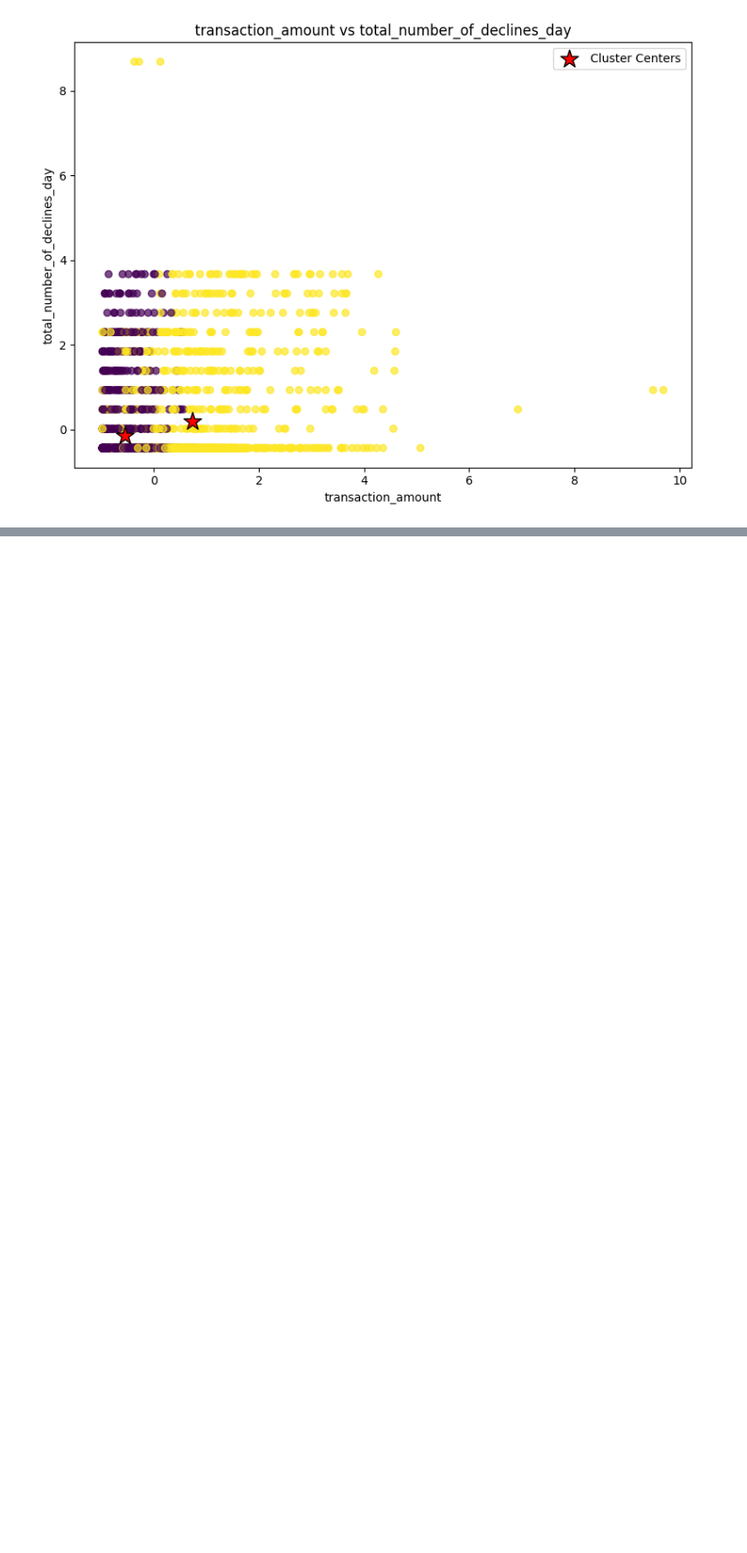
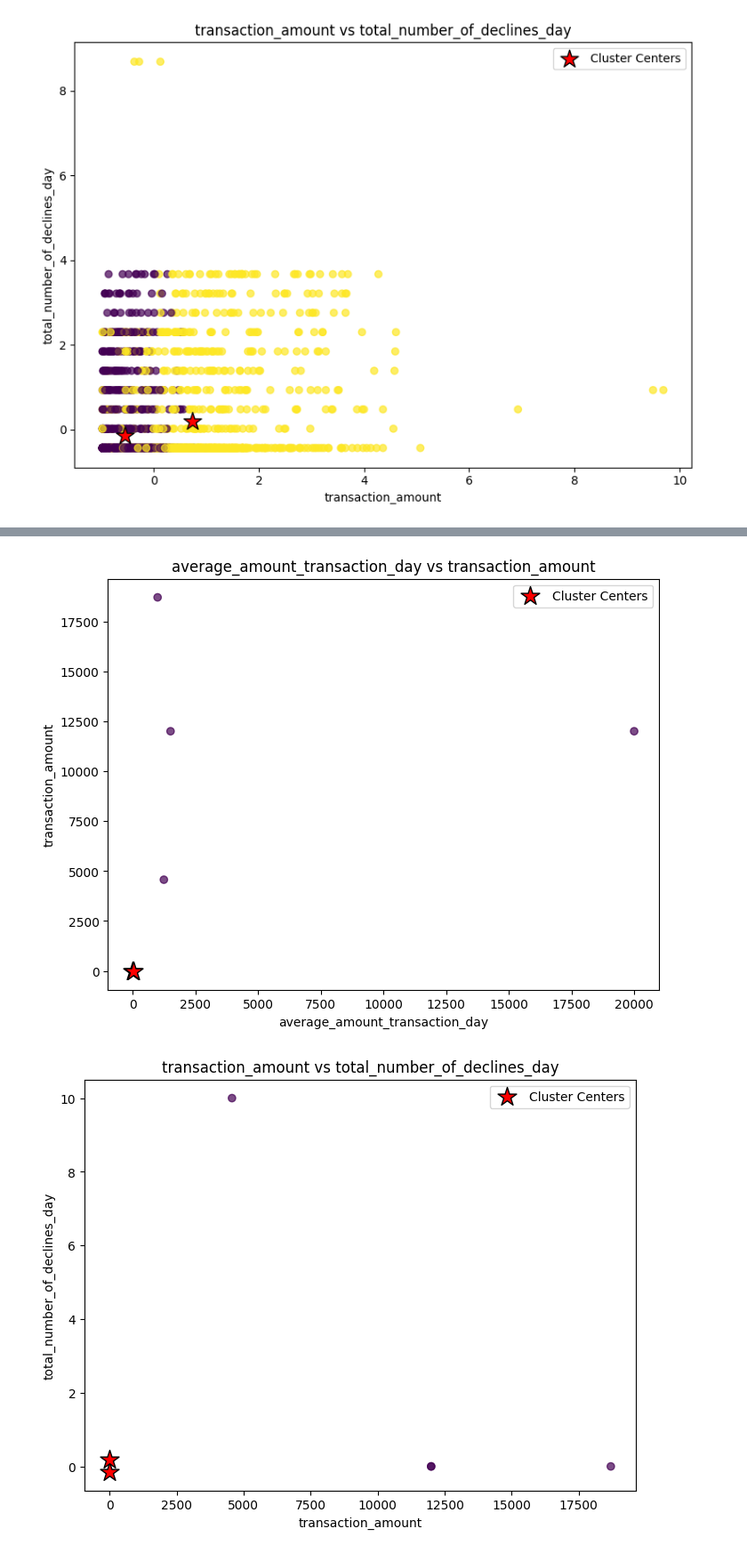
Before and after one commit to savindumahasen/Credict-Card-Fraud-Detection, a Jupyter notebook: creditcardfrauddetection.ipynb, the cells around one changed output, grey strips where cells are left out. Shown at 89% size. Saved outputs shown, nothing was run; the diff lists cells and outputs as text; code cells hidden in the pictures; blank space fills up the shorter version.

Commit message:
Plot the test dataset in scatterplot including centroids

```diff
--- a/creditcardfrauddetection.ipynb
+++ b/creditcardfrauddetection.ipynb
@@ -670,0 +699,3 @@ Fradular Transaction
+# %%
+test_result_pd=test_result_pd.drop('PredictedCluster',axis=1)
+test_result_pd.head()
@@ -670,0 +710,45 @@ Fradular Transaction
+# %%
+# Predict test dataset clusters
+test_labels = kmc.predict(test_result_pd)
+
+# Get cluster centers
+w = kmc.cluster_centers_
+
+# Plot test data
+for i in range(w.shape[1] - 1):
+
+    plt.figure(figsize=(8, 6))
+
+    # Plot test data points
+    plt.scatter(
+        test_result_pd.iloc[:, i],
+        test_result_pd.iloc[:, i + 1],
+        c=test_labels,
+        cmap='viridis',
+        alpha=0.7
+    )
+
+    # Plot cluster centers
+    plt.scatter(
+        w[:, i],
+        w[:, i + 1],
+        c='red',
+        marker='*',
+        s=250,
+        edgecolors='black',
+        label='Cluster Centers'
+    )
+
+    plt.xlabel(test_result_pd.columns[i])
+    plt.ylabel(test_result_pd.columns[i + 1])
+
+    plt.title(
+        f'{test_result_pd.columns[i]} vs '
+        f'{test_result_pd.columns[i + 1]}'
+    )
+
+    plt.legend()
+    plt.show()
+# %% [output]
+[figure, added]
+[figure, added]
```
Also changed, not shown: parts of 6 cells of this notebook.
